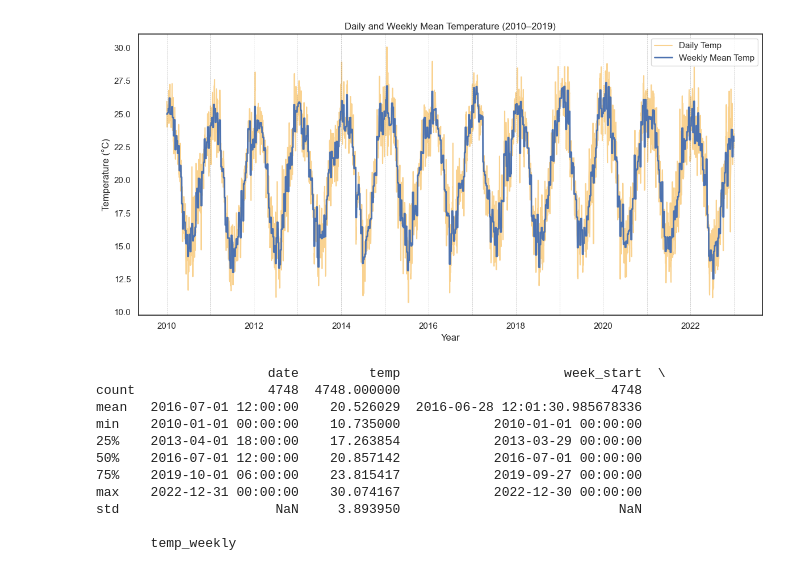
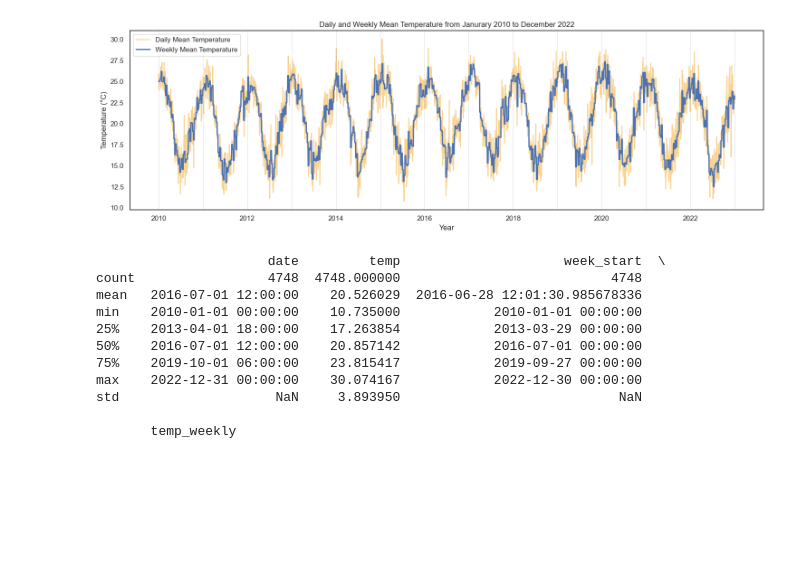
Before and after one commit to EthanGTJones/STAT3008-Group-Project, a Jupyter notebook: weather_data.ipynb, the cells around one changed output. Saved outputs shown, nothing was run; the diff lists cells and outputs as text; code cells hidden in the pictures; blank space fills up the shorter version.

```diff
--- a/weather_data.ipynb
+++ b/weather_data.ipynb
@@ -37,22 +37,22 @@ weekly_unique['t_week'] = (weekly_unique['week_start'] - t0).dt.days / 7.0
 X_full = weekly_unique[['t_week']].to_numpy()
 y_full = weekly_unique['temp_weekly'].to_numpy()
 # %%
-plt.figure(figsize=(12, 6))
-plt.plot(data['date'], data['temp'], label='Daily Temp', alpha=0.5, color='#F5A623')
-plt.plot(data['date'], data['temp_weekly'], label='Weekly Mean Temp', linewidth=2)
+plt.figure(figsize=(15,5))
+plt.plot(data['date'], data['temp'], label='Daily Mean Temperature', alpha=0.5, color='#F5A623')
+plt.plot(data['date'], data['temp_weekly'], label='Weekly Mean Temperature', linewidth=2)
 
 years = np.arange(2010, 2024)
 for y in years:
     plt.axvline(pd.Timestamp(f'{y}-01-01'), color='gray', linestyle='--', linewidth=0.5, alpha=0.5)
 
-plt.title('Daily and Weekly Mean Temperature (2010–2019)')
+plt.title('Daily and Weekly Mean Temperature from Janurary 2010 to December 2022')
 plt.xlabel('Year')
 plt.ylabel('Temperature (°C)')
 plt.legend()
 plt.tight_layout()
 plt.show()
 # %% [output]
-[figure, old version]
+[figure, new version]
 # %%
 summary = data.describe()
 print(summary)
```
Also changed, not shown: parts of 2 cells of this notebook.
